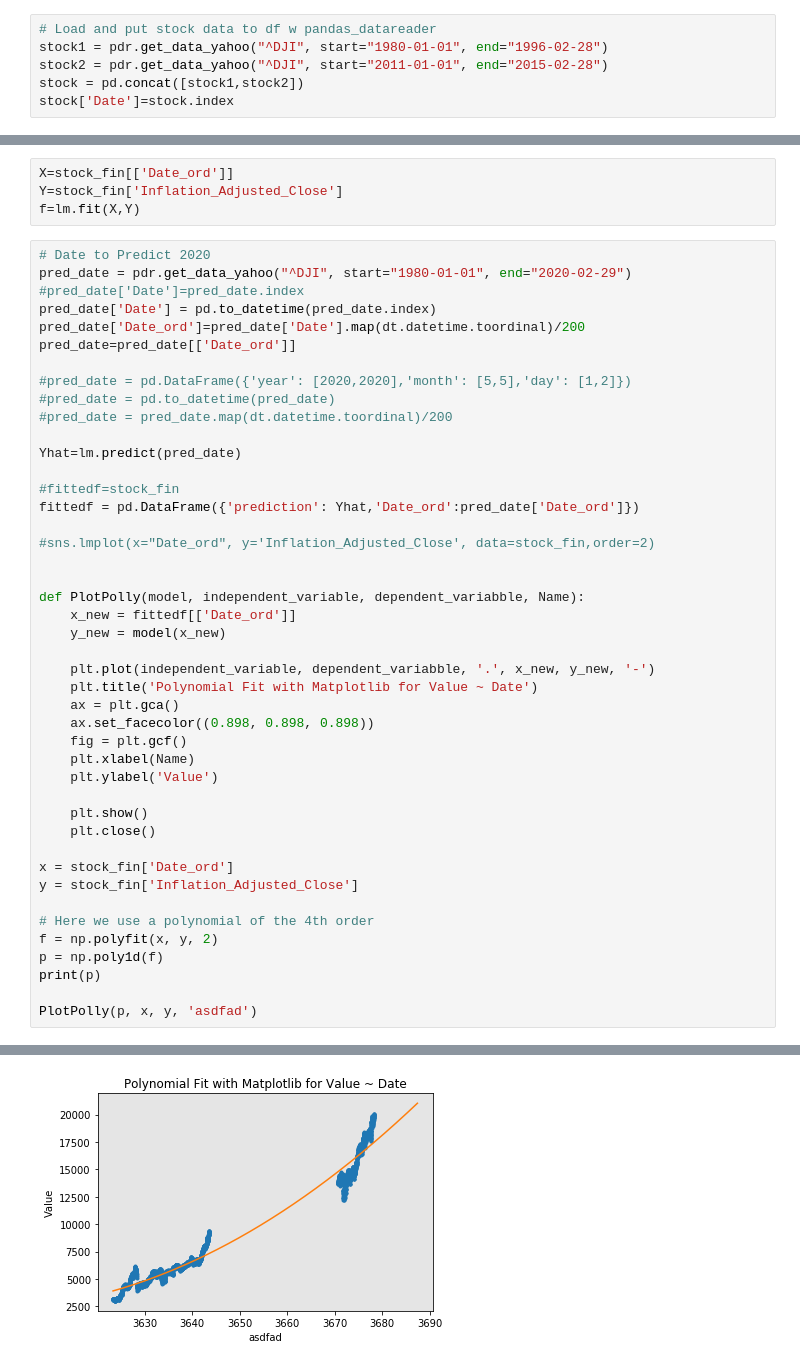
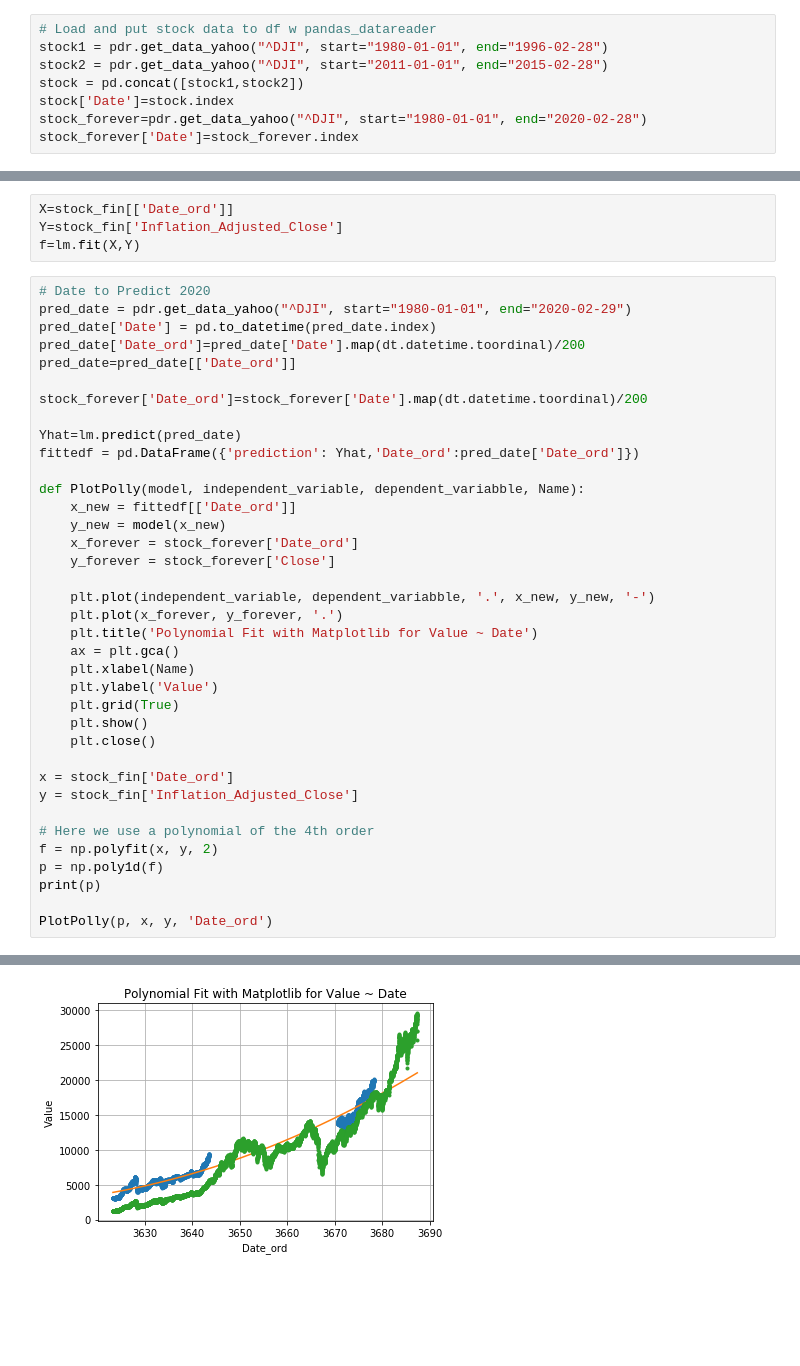
Before and after one commit to ButchBotch/RandProjects, a Jupyter notebook: Main/stokes.ipynb, the cells around one changed output, grey strips where cells are left out. Saved outputs shown, nothing was run; the diff lists cells and outputs as text; blank space fills up the shorter version.

```diff
--- a/Main/stokes.ipynb
+++ b/Main/stokes.ipynb
@@ -22,6 +22,8 @@ stock1 = pdr.get_data_yahoo("^DJI", start="1980-01-01", end="1996-02-28")
 stock2 = pdr.get_data_yahoo("^DJI", start="2011-01-01", end="2015-02-28")
 stock = pd.concat([stock1,stock2])
 stock['Date']=stock.index
+stock_forever=pdr.get_data_yahoo("^DJI", start="1980-01-01", end="2020-02-28")
+stock_forever['Date']=stock_forever.index
 # %% [output]
 [*********************100%***********************]  1 of 1 completed
 [*********************100%***********************]  1 of 1 completed
@@ -134,49 +117,42 @@ f=lm.fit(X,Y)
 # %%
 # Date to Predict 2020
 pred_date = pdr.get_data_yahoo("^DJI", start="1980-01-01", end="2020-02-29")
-#pred_date['Date']=pred_date.index
 pred_date['Date'] = pd.to_datetime(pred_date.index)
 pred_date['Date_ord']=pred_date['Date'].map(dt.datetime.toordinal)/200
 pred_date=pred_date[['Date_ord']]
 
-#pred_date = pd.DataFrame({'year': [2020,2020],'month': [5,5],'day': [1,2]})
-#pred_date = pd.to_datetime(pred_date)
-#pred_date = pred_date.map(dt.datetime.toordinal)/200
+stock_forever['Date_ord']=stock_forever['Date'].map(dt.datetime.toordinal)/200
 
 Yhat=lm.predict(pred_date)
-
-#fittedf=stock_fin
 fittedf = pd.DataFrame({'prediction': Yhat,'Date_ord':pred_date['Date_ord']})
-
-#sns.lmplot(x="Date_ord", y='Inflation_Adjusted_Close', data=stock_fin,order=2)
-
 
 def PlotPolly(model, independent_variable, dependent_variabble, Name):
     x_new = fittedf[['Date_ord']]
     y_new = model(x_new)
+    x_forever = stock_forever['Date_ord']
+    y_forever = stock_forever['Close']
 
     plt.plot(independent_variable, dependent_variabble, '.', x_new, y_new, '-')
+    plt.plot(x_forever, y_forever, '.')
     plt.title('Polynomial Fit with Matplotlib for Value ~ Date')
     ax = plt.gca()
-    ax.set_facecolor((0.898, 0.898, 0.898))
-    fig = plt.gcf()
     plt.xlabel(Name)
     plt.ylabel('Value')
-
+    plt.grid(True)
     plt.show()
     plt.close()
 
 x = stock_fin['Date_ord']
 y = stock_fin['Inflation_Adjusted_Close']
 
 # Here we use a polynomial of the 4th order
 f = np.polyfit(x, y, 2)
 p = np.poly1d(f)
 print(p)
 
-PlotPolly(p, x, y, 'asdfad')
+PlotPolly(p, x, y, 'Date_ord')
 # %% [output]
 [*********************100%***********************]  1 of 1 completed
        2
 2.248 x - 1.617e+04 x + 2.907e+07
-[figure, old version]
+[figure, new version]
```
Also changed, not shown: parts of 8 cells of this notebook.
